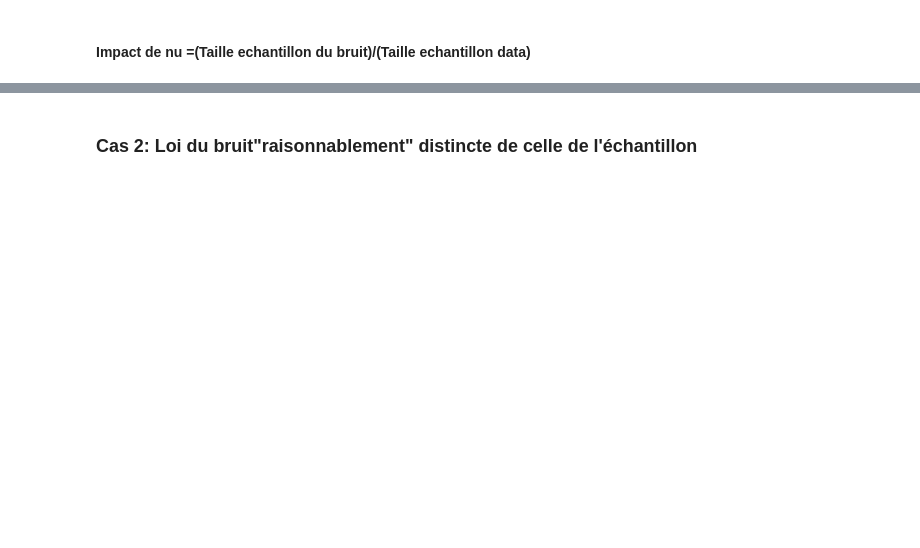
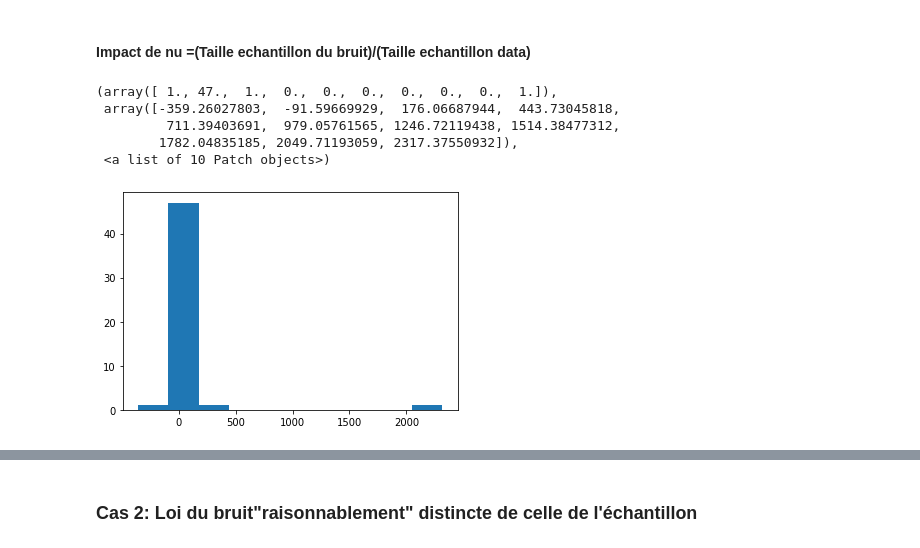
Before and after one commit to alakachr/NCE_GAN, a Jupyter notebook: NCE_GAN.ipynb, the cells around one changed output, grey strips where cells are left out. Cells and saved outputs as stored; diff of their text form; code cells hidden in the pictures; blank space fills up the shorter version.

```diff
--- a/NCE_GAN.ipynb
+++ b/NCE_GAN.ipynb
@@ -81,12 +79,20 @@ batch_size=100
 X = random.normal(mupo, sigmapo, 1000)
 x_batches = np.reshape(X, (10, batch_size))
 
-H = []
+H1 = []
 
 for i in x:
-    grad = NCEDescente1D(x_batches,mupo, sigmapo,mu_init = 24, sigma_init=4, cte_init = 0.2, learning_rate = [0.01,0.01], max_iters = 500, nu =i)
-    H.append(grad.cte)
-plt.hist(H)
+    grad = NCEDescent1D(x_batches,mupo, sigmapo,mu_init = 24, sigma_init=4, cte_init = 0.2, learning_rate = [1,0.01], max_iters = 500, nu =i)
+    H1.append(grad.cte)
+# %%
+plt.hist(H1)
+# %% [output]
+(array([ 1., 47.,  1.,  0.,  0.,  0.,  0.,  0.,  0.,  1.]),
+ array([-359.26027803,  -91.59669929,  176.06687944,  443.73045818,
+         711.39403691,  979.05761565, 1246.72119438, 1514.38477312,
+        1782.04835185, 2049.71193059, 2317.37550932]),
+ <a list of 10 Patch objects>)
+[figure, added]
 # %%
 #
 
```
Also changed, not shown: parts of 34 cells of this notebook, 1 other file.
